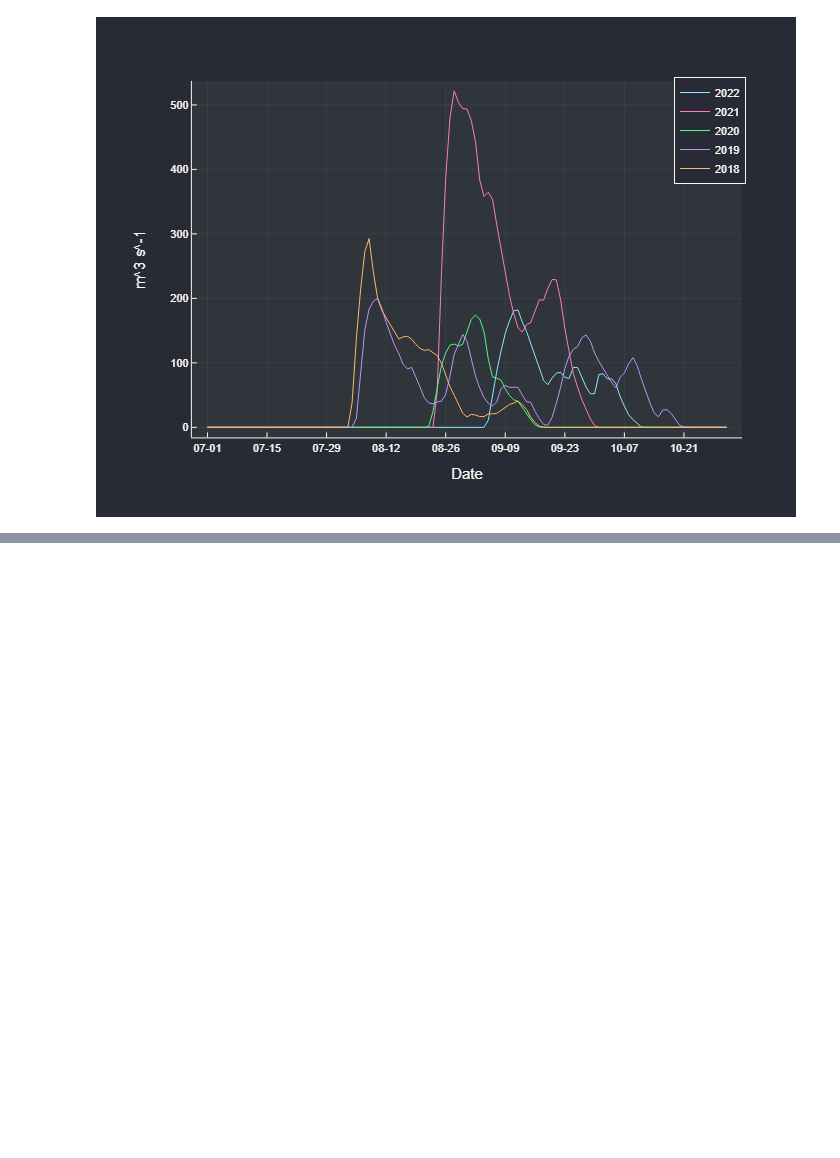
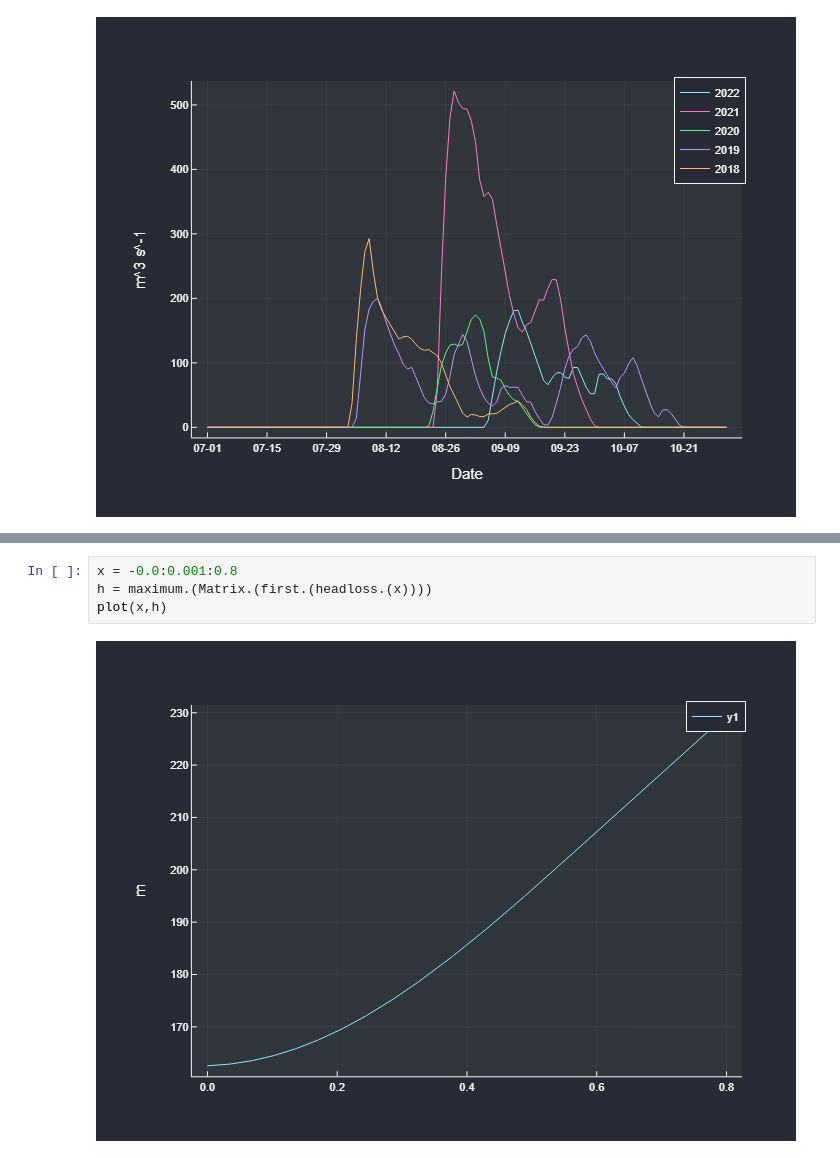
Before and after one commit to AwesomeQuest/ORKAHopverk, a Jupyter notebook: hopverk.ipynb, the cells around one changed output, grey strips where cells are left out. Drawn from its saved outputs; the diff is of its cells as text; blank space fills up the shorter version.

```diff
--- a/hopverk.ipynb
+++ b/hopverk.ipynb
@@ -135,0 +237,6 @@ plot(Matrix(h), labels = reshape(DataFrames.names(h), 1,5))
+# %%
+x = -0.0:0.001:0.8
+h = maximum.(Matrix.(first.(headloss.(x))))
+plot(x,h)
+# %% [output]
+[figure, added]
```
Also changed, not shown: parts of 15 cells of this notebook.
